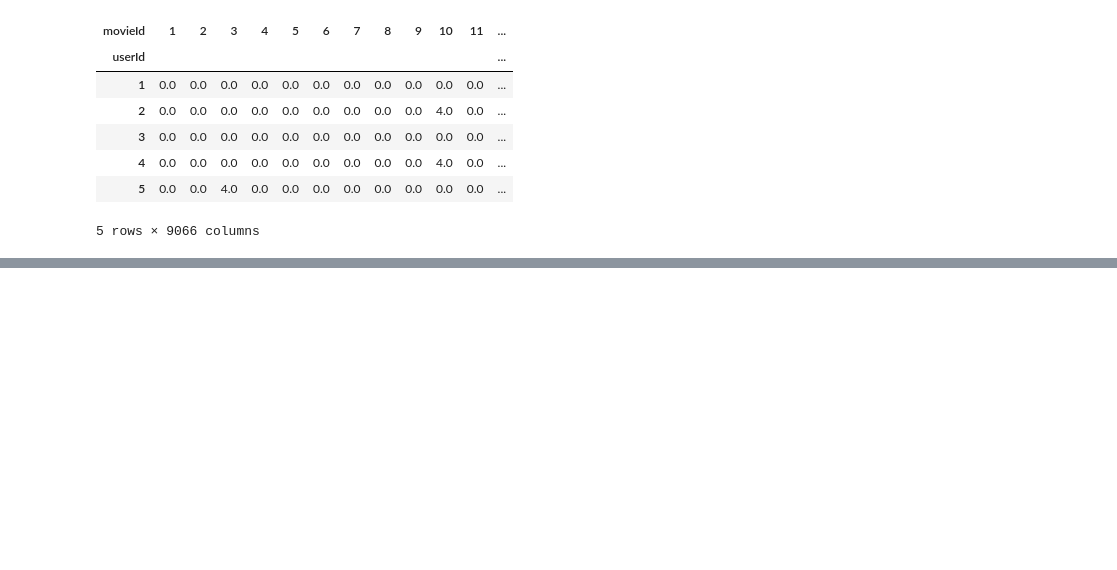
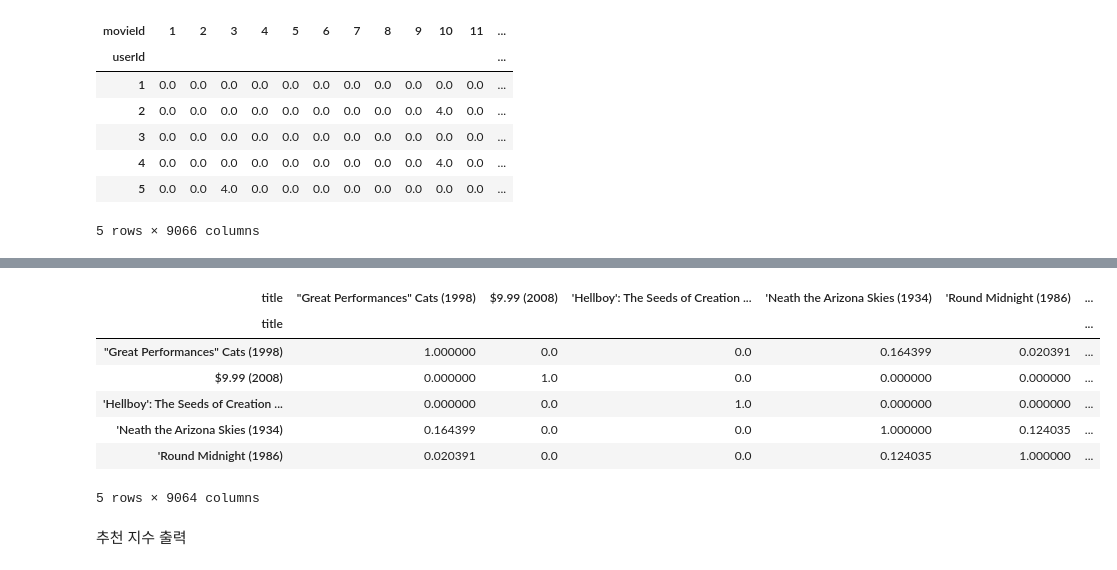
Before and after one commit to sileeee/film-recommendation-system_Hayanjib, a Jupyter notebook: film_recommendation_system.ipynb, the cells around one changed output, grey strips where cells are left out. Drawn from its saved outputs; the diff is of its cells as text; code cells hidden in the pictures; blank space fills up the shorter version.

```diff
--- a/film_recommendation_system.ipynb
+++ b/film_recommendation_system.ipynb
@@ -73,0 +78,4 @@ user_movie_data.head()
+# %%
+from sklearn.metrics.pairwise import cosine_similarity
+item_base_collabor = cosine_similarity(movie_user_data)
+item_base_collabor
@@ -73,0 +96,14 @@ user_movie_data.head()
+# %%
+item_base_collabor = pd.DataFrame(data=item_base_collabor, index=movie_user_data.index, columns=movie_user_data.index)
+item_base_collabor.head()
+# %% [output]
+| title | "Great Performances" Cats (1998) | $9.99 (2008) | 'Hellboy': The Seeds of Creation ... | 'Neath the Arizona Skies (1934) | 'Round Midnight (1986) | ... |
+| title |  |  |  |  |  | ... |
+| "Great Performances" Cats (1998) | 1.000000 | 0.0 | 0.0 | 0.164399 | 0.020391 | ... |
+| $9.99 (2008) | 0.000000 | 1.0 | 0.0 | 0.000000 | 0.000000 | ... |
+| 'Hellboy': The Seeds of Creation ... | 0.000000 | 0.0 | 1.0 | 0.000000 | 0.000000 | ... |
+| 'Neath the Arizona Skies (1934) | 0.164399 | 0.0 | 0.0 | 1.000000 | 0.124035 | ... |
+| 'Round Midnight (1986) | 0.020391 | 0.0 | 0.0 | 0.124035 | 1.000000 | ... |
+5 rows × 9064 columns
+# %% [markdown]
+추천 지수 출력
```
Also changed, not shown: parts of 5 cells of this notebook.
